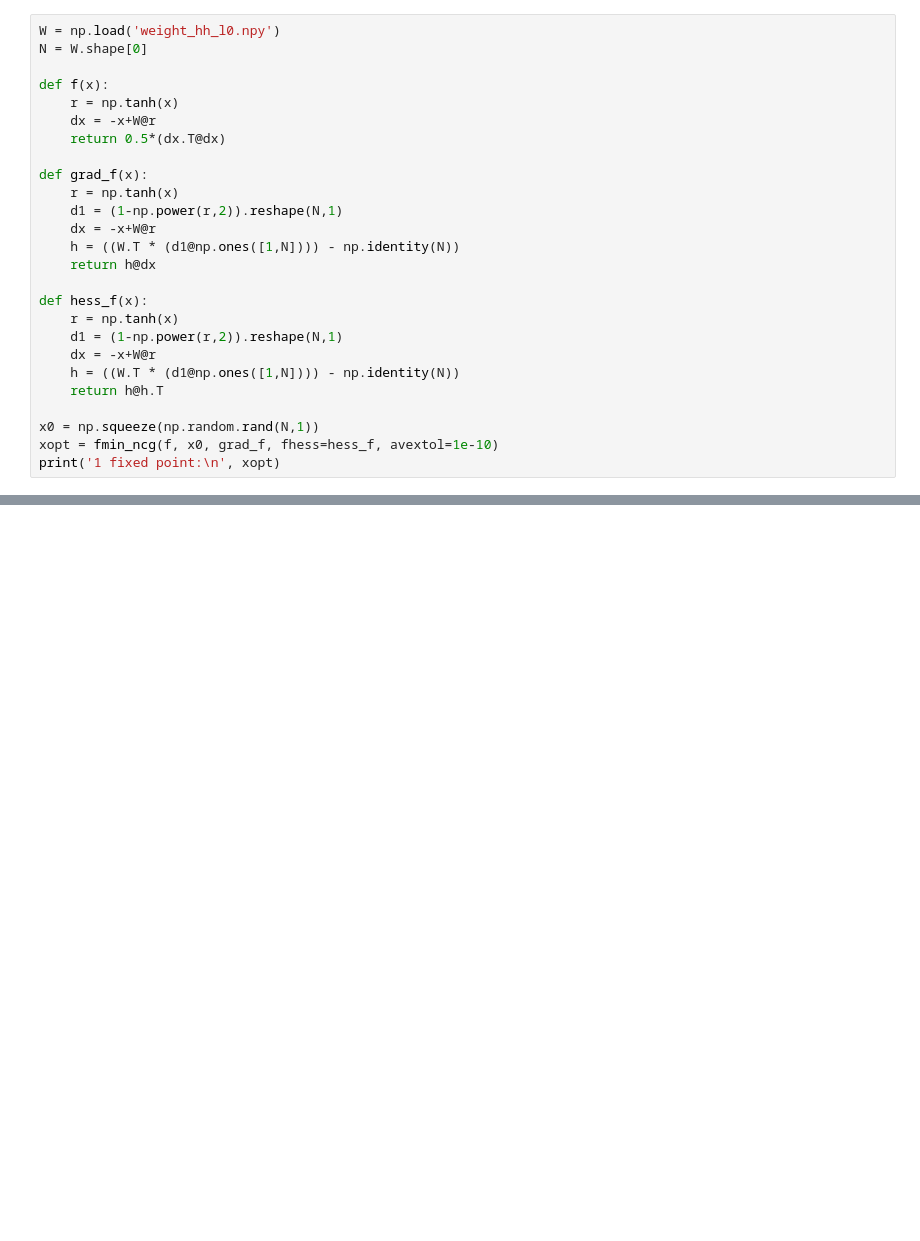
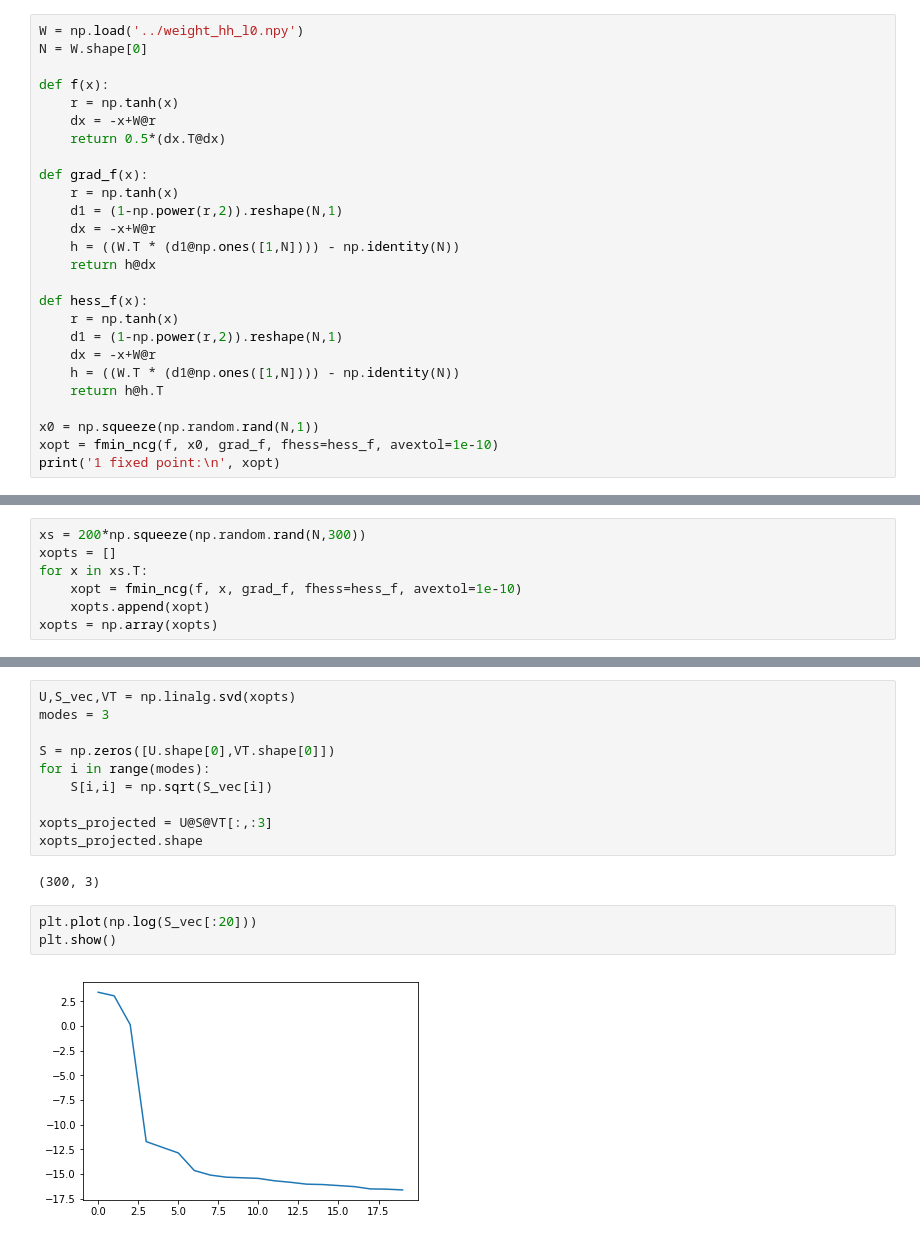
Before and after one commit to elbertgong/am108-final-project, a Jupyter notebook: sussillo/find_one.ipynb, the cells around one changed output, grey strips where cells are left out. Saved outputs shown, nothing was run; the diff lists cells and outputs as text; blank space fills up the shorter version.

Commit message:
finding multiple fixed points using fmin_ncg

```diff
--- a/sussillo/find_one.ipynb
+++ b/sussillo/find_one.ipynb
@@ -4,5 +5,5 @@ from scipy.optimize import fmin_ncg
 # %%
-W = np.load('weight_hh_l0.npy')
+W = np.load('../weight_hh_l0.npy')
 N = W.shape[0]
 
 def f(x):
@@ -69,0 +49,7 @@ array([  8.05521131e-01,   6.74780250e-01,   5.40363133e-01,
+# %%
+xs = 200*np.squeeze(np.random.rand(N,300))
+xopts = []
+for x in xs.T:
+    xopt = fmin_ncg(f, x, grad_f, fhess=hess_f, avextol=1e-10)
+    xopts.append(xopt)
+xopts = np.array(xopts)
@@ -69,0 +74,17 @@ array([  8.05521131e-01,   6.74780250e-01,   5.40363133e-01,
+# %%
+U,S_vec,VT = np.linalg.svd(xopts)
+modes = 3
+
+S = np.zeros([U.shape[0],VT.shape[0]])
+for i in range(modes):
+    S[i,i] = np.sqrt(S_vec[i])
+
+xopts_projected = U@S@VT[:,:3]
+xopts_projected.shape
+# %% [output]
+(300, 3)
+# %%
+plt.plot(np.log(S_vec[:20]))
+plt.show()
+# %% [output]
+[figure, added]
```
Also changed, not shown: parts of 9 cells of this notebook.
